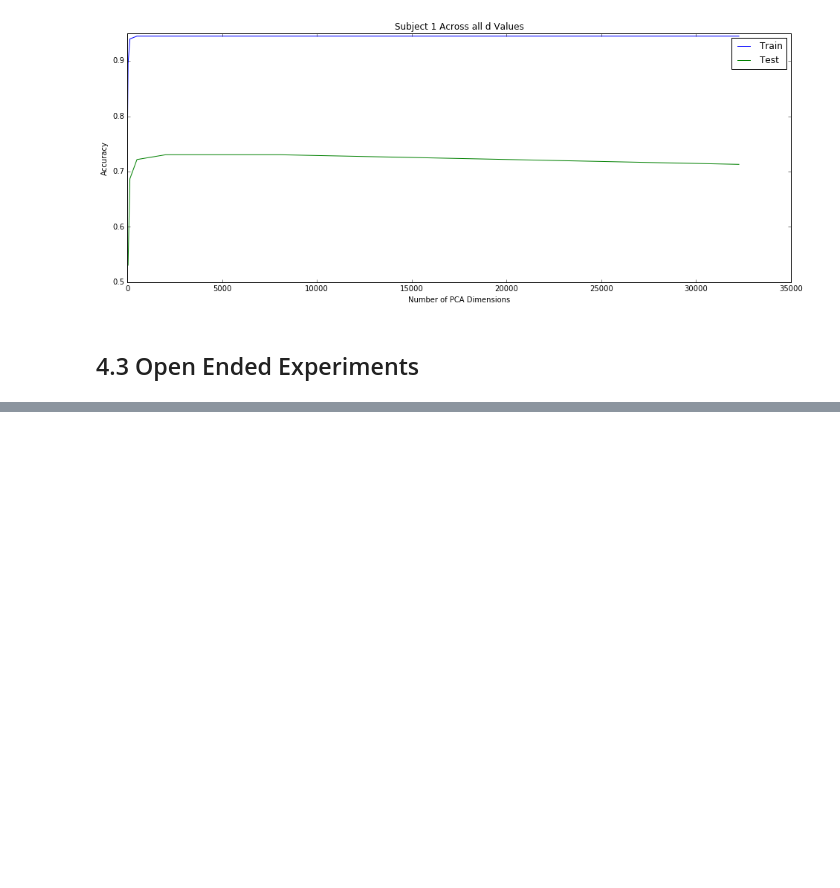
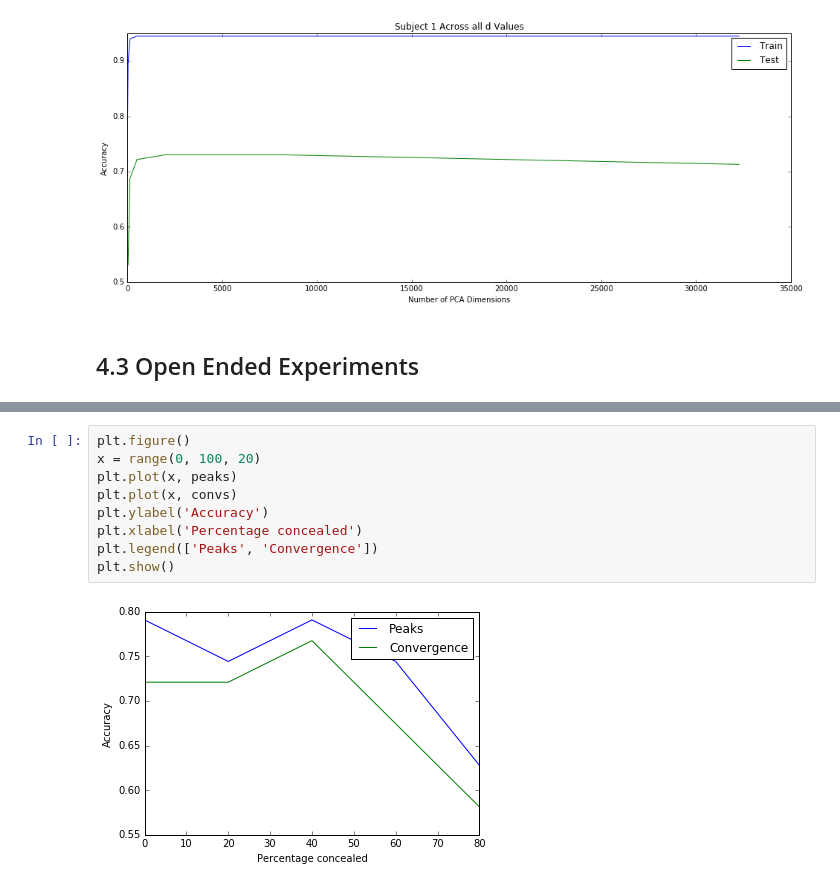
Before and after one commit to devanshg25/Facial_Recognition_Software, a Jupyter notebook: devanshg_tzjin_project1.ipynb, the cells around one changed output, grey strips where cells are left out. Cells and saved outputs as stored; diff of their text form; blank space fills up the shorter version.

```diff
--- a/devanshg_tzjin_project1.ipynb
+++ b/devanshg_tzjin_project1.ipynb
@@ -543,0 +631,11 @@ IndentationError: expected an indented block (<ipython-input-113-daadd1b30c33>,
+# %%
+plt.figure()
+x = range(0, 100, 20)
+plt.plot(x, peaks)
+plt.plot(x, convs)
+plt.ylabel('Accuracy')
+plt.xlabel('Percentage concealed')
+plt.legend(['Peaks', 'Convergence'])
+plt.show()
+# %% [output]
+[figure, added]
```
Also changed, not shown: parts of 29 cells of this notebook.
